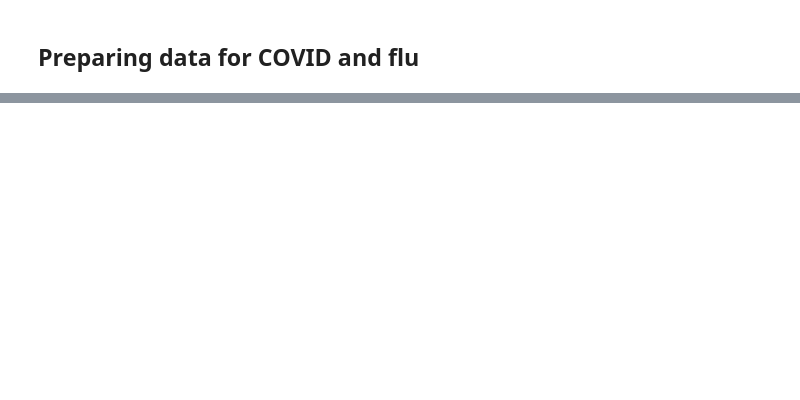
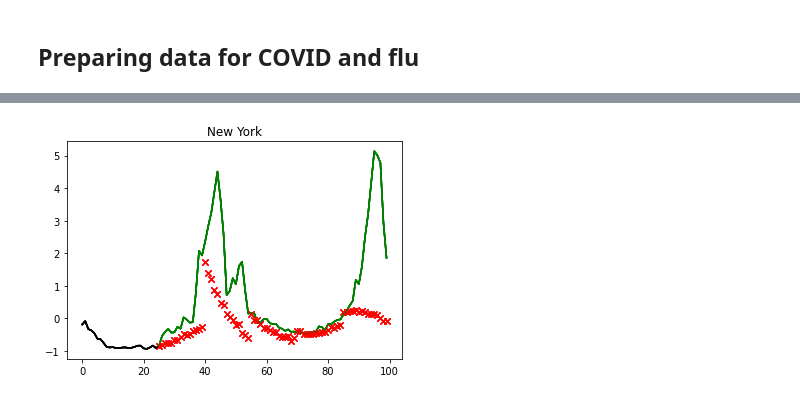
Before and after one commit to benlevyx/modelling-infectious-disease, a Jupyter notebook: notebooks/2_covid_transfer_learning.ipynb, the cells around one changed output, grey strips where cells are left out. Saved outputs shown, nothing was run; the diff lists cells and outputs as text; code cells hidden in the pictures; blank space fills up the shorter version.

```diff
--- a/notebooks/2_covid_transfer_learning.ipynb
+++ b/notebooks/2_covid_transfer_learning.ipynb
@@ -82,0 +169,4 @@ ds_train_flu, ds_val_flu, ds_test_flu, data_dict_flu = time_series.prepare_data(
+# %%
+plotting.plot_state_predictions_multi(model_flu, data_dict_flu, 'New York', TARGET_SIZE, scaler=scaler_flu)
+# %% [output]
+[figure, added]
```
Also changed, not shown: parts of 37 cells of this notebook, 4 other files.
